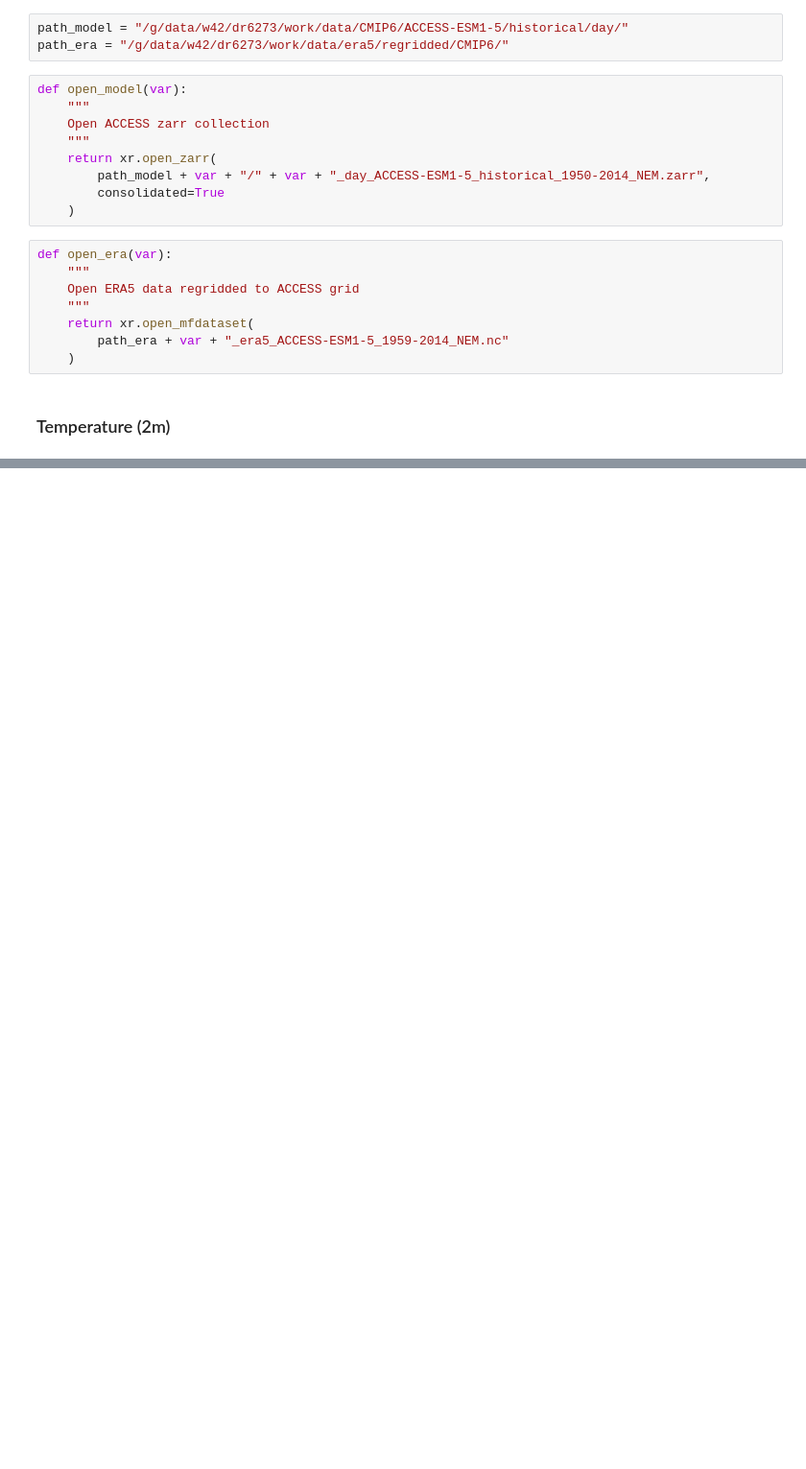
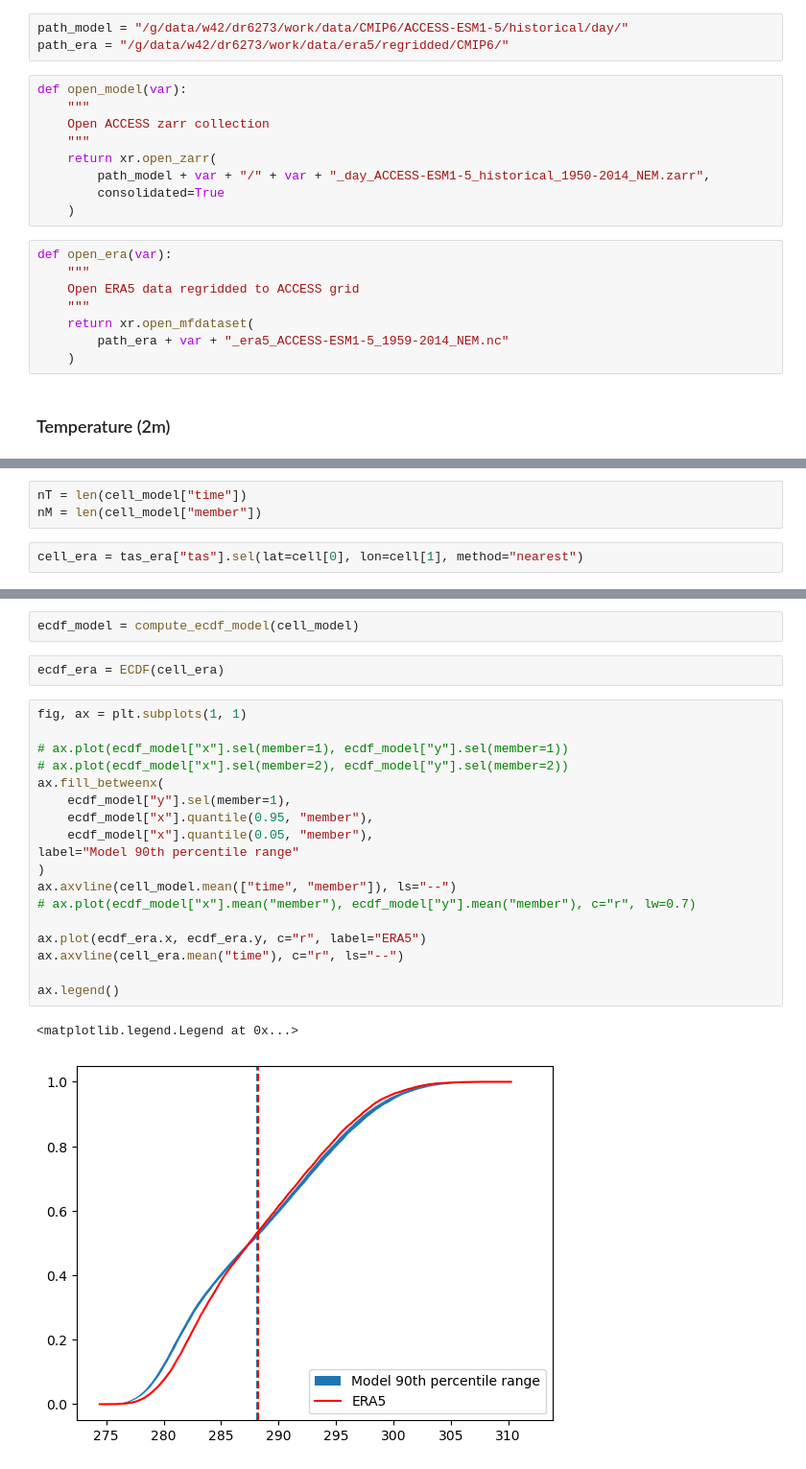
Before and after one commit to dougrichardson/LE_bias_correct, a Jupyter notebook: mean_bias.ipynb, the cells around one changed output, grey strips where cells are left out. Shown: that part at 96% size. Saved outputs shown, nothing was run; the diff lists cells and outputs as text; blank space fills up the shorter version.

Commit message:
tas bias for sydney cell

```diff
--- a/mean_bias.ipynb
+++ b/mean_bias.ipynb
@@ -112,0 +187,5 @@ model_tas.to_netcdf(
+# %%
+nT = len(cell_model["time"])
+nM = len(cell_model["member"])
+# %%
+cell_era = tas_era["tas"].sel(lat=cell[0], lon=cell[1], method="nearest")
@@ -112,0 +220,25 @@ model_tas.to_netcdf(
+# %%
+ecdf_model = compute_ecdf_model(cell_model)
+# %%
+ecdf_era = ECDF(cell_era)
+# %%
+fig, ax = plt.subplots(1, 1)
+
+# ax.plot(ecdf_model["x"].sel(member=1), ecdf_model["y"].sel(member=1))
+# ax.plot(ecdf_model["x"].sel(member=2), ecdf_model["y"].sel(member=2))
+ax.fill_betweenx(
+    ecdf_model["y"].sel(member=1),
+    ecdf_model["x"].quantile(0.95, "member"),
+    ecdf_model["x"].quantile(0.05, "member"),
+label="Model 90th percentile range"
+)
+ax.axvline(cell_model.mean(["time", "member"]), ls="--")
+# ax.plot(ecdf_model["x"].mean("member"), ecdf_model["y"].mean("member"), c="r", lw=0.7)
+
+ax.plot(ecdf_era.x, ecdf_era.y, c="r", label="ERA5")
+ax.axvline(cell_era.mean("time"), c="r", ls="--")
+
+ax.legend()
+# %% [output]
+<matplotlib.legend.Legend at 0x...>
+[figure, added]
```
Also changed, not shown: parts of 10 cells of this notebook.
